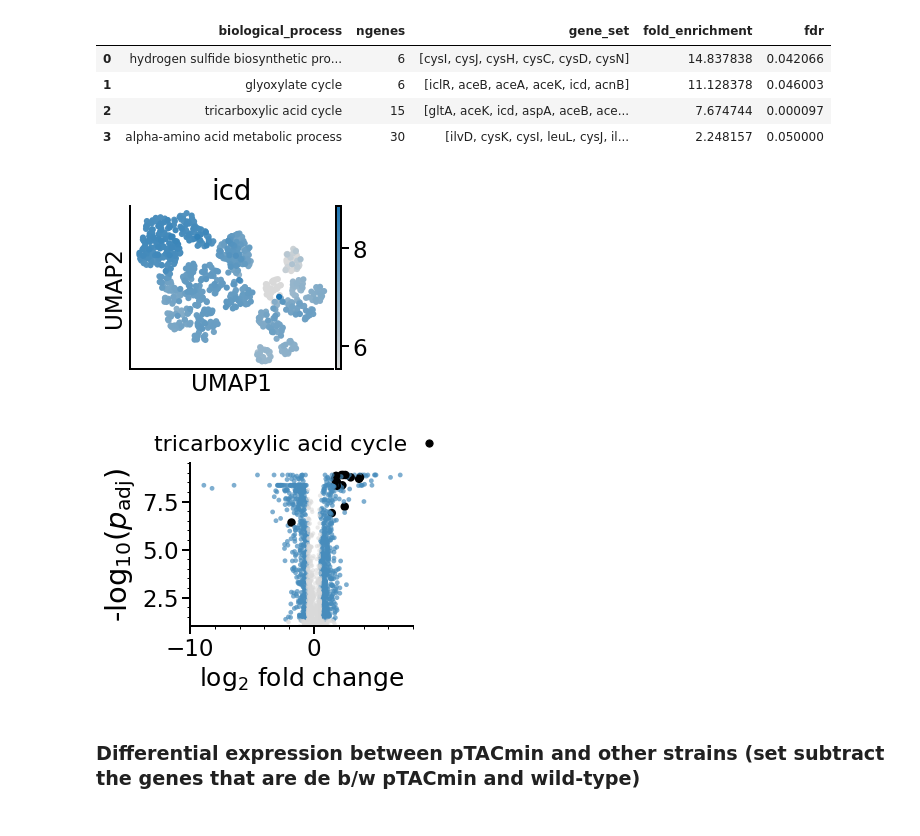
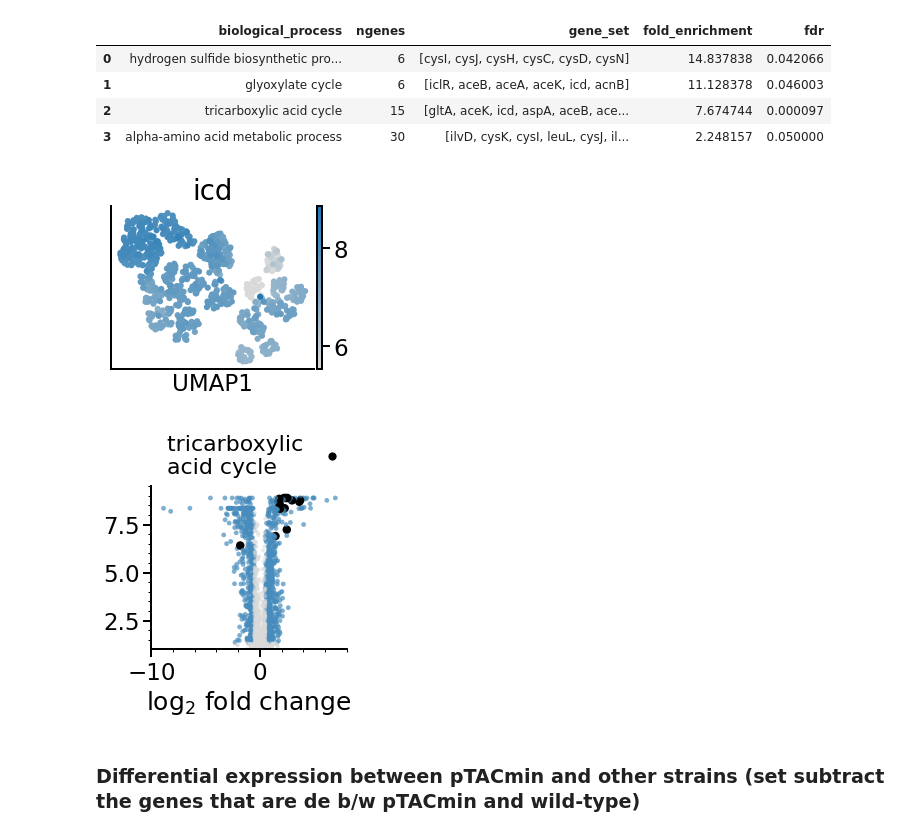
Before and after one commit to AqibHasnain/circuit-state, a Jupyter notebook: NAND_iterate/NAND_iterate_analysis.ipynb, the cells around one changed output. Drawn from its saved outputs; the diff is of its cells as text; code cells hidden in the pictures.

```diff
--- a/NAND_iterate/NAND_iterate_analysis.ipynb
+++ b/NAND_iterate/NAND_iterate_analysis.ipynb
@@ -803,17 +832,18 @@ go_18hr
 # %%
 savefig = False
 
 plt.rcParams['xtick.minor.visible'] = False; plt.rcParams['ytick.minor.visible'] = False;
 
 name = 'icd'
 fig, ax = plt.subplots(figsize=(4,3))
-sc.pl.umap(bdata,color=name,cmap=cmap,vmin=0.75*bdata[:,name].X.mean(axis=0),ax=ax,show=False) # ,save='_icd.pdf'
+thisax = sc.pl.umap(bdata,color=name,cmap=cmap,vmin=0.75*bdata[:,name].X.mean(axis=0),ax=ax,show=False) # ,save='_icd.pdf'
+thisax.set_ylabel(None)
 if savefig:
-    plt.savefig(figDir+'fig2/umap_icd.pdf',transparent=True,bbox_inches='tight',dpi=300)
+    plt.savefig(figDir+'fig1/umap_icd.pdf',transparent=True,bbox_inches='tight',dpi=300)
 
 plt.rcParams['xtick.minor.visible'] = True; plt.rcParams['ytick.minor.visible'] = True;
 # %% [output]
-[figure, old version]
+[figure, new version]
 # %%
 # add biological_process to gene in rank_genes_df for coloring in volcano plot
 rank_genes_bioproc = ['N/A']*len(rank_genes_df)
@@ -851,20 +881,21 @@ for ii in range(len(rank_genes_df)):
 # %%
 savefig = False
 
-plt.figure(figsize=(4,3))
+plt.figure(figsize=(3.5,3))
 sns.scatterplot(x=rank_genes_df['logfcs'],y=rank_genes_df['fdr'],c=rank_genes_colors,size=rank_genes_sizes,
                 legend=False,linewidth=0.0)
 plt.xlabel(r'$\mathrm{log}_2$ fold change',fontsize=25)
-plt.ylabel(r'-$\mathrm{log}_{10}(p_{\mathrm{adj}})$',fontsize=29)
-plt.plot([],[],'o',color='k',label='tricarboxylic acid cycle')
-plt.legend(frameon=False,fontsize=22,loc=(-0.2,1),markerscale=1.2,markerfirst=False,handletextpad=0)
+# plt.ylabel(r'-$\mathrm{log}_{10}(p_{\mathrm{adj}})$',fontsize=29)
+plt.ylabel(None)
+plt.plot([],[],'o',color='k',label=' tricarboxylic \n acid cycle')
+plt.legend(frameon=False,fontsize=22,loc=(-0.0,1),markerscale=1.2,markerfirst=False,handletextpad=0)
 plt.xlim(-10,8)
 plt.ylim(1,9.5)
 if savefig:
-    plt.savefig(figDir+'fig2/lfcs_18hr.pdf',bbox_inches='tight',transparent=True,dpi=300)
+    plt.savefig(figDir+'fig1/lfcs_18hr.pdf',bbox_inches='tight',transparent=True,dpi=300)
 plt.show()
 # %% [output]
-[figure, old version]
+[figure, new version]
 # %% [markdown]
 ### Differential expression between pTACmin and other strains (set subtract the genes that are de b/w pTACmin and wild-type)
 # %%
```
Also changed, not shown: parts of 48 cells of this notebook, 23 other files.
